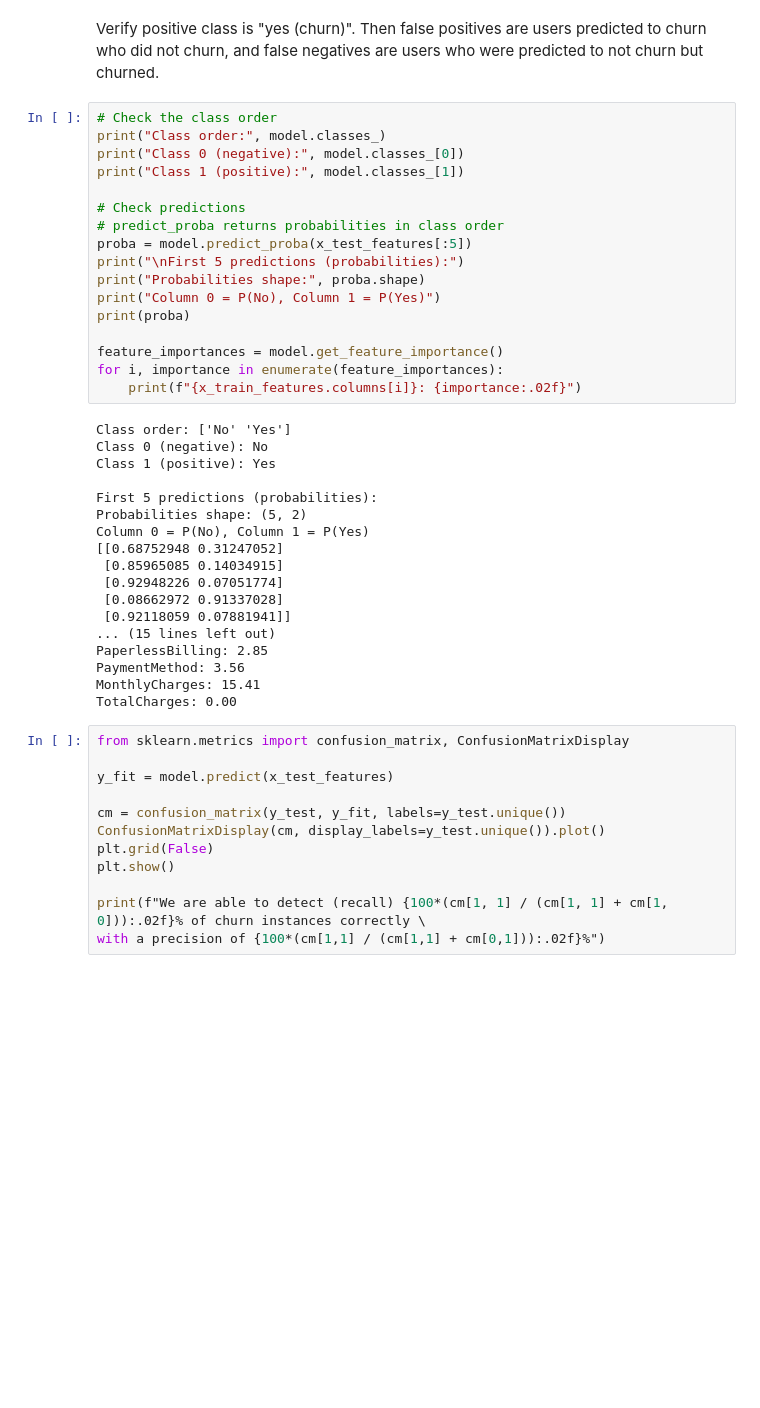
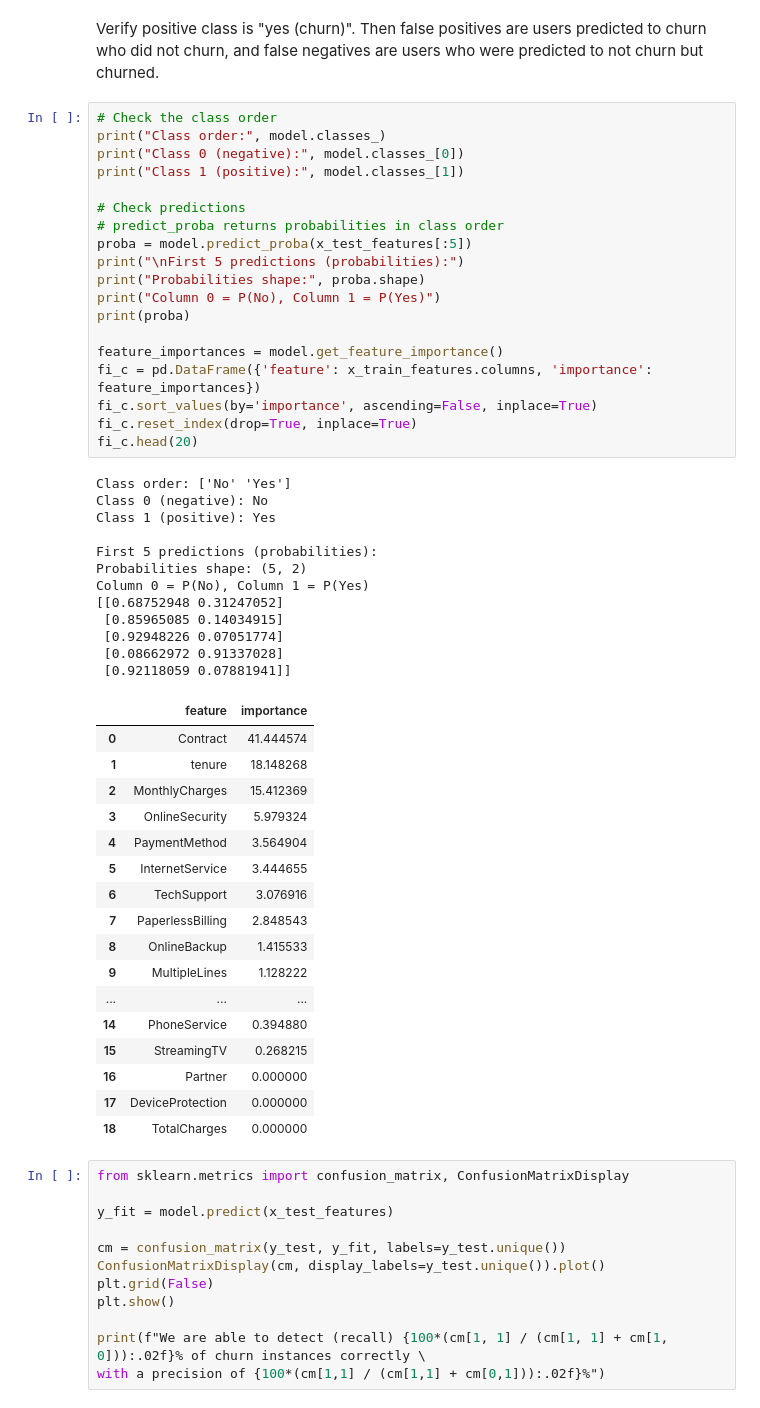
Before and after one commit to alexanderkrupinski/catboost-learning, a Jupyter notebook: python/catboost.ipynb, the cells around one changed output. Drawn from its saved outputs; the diff is of its cells as text; blank space fills up the shorter version.

Commit message:
feature importance sorted

```diff
--- a/python/catboost.ipynb
+++ b/python/catboost.ipynb
@@ -227,38 +227,52 @@ Verify positive class is "yes (churn)". Then false positives are users predicted
 # %%
 # Check the class order
 print("Class order:", model.classes_)
 print("Class 0 (negative):", model.classes_[0])
 print("Class 1 (positive):", model.classes_[1])
 
 # Check predictions
 # predict_proba returns probabilities in class order
 proba = model.predict_proba(x_test_features[:5])
 print("\nFirst 5 predictions (probabilities):")
 print("Probabilities shape:", proba.shape)
 print("Column 0 = P(No), Column 1 = P(Yes)")
 print(proba)
 
 feature_importances = model.get_feature_importance()
-for i, importance in enumerate(feature_importances):
-    print(f"{x_train_features.columns[i]}: {importance:.02f}")
+fi_c = pd.DataFrame({'feature': x_train_features.columns, 'importance': feature_importances})
+fi_c.sort_values(by='importance', ascending=False, inplace=True)
+fi_c.reset_index(drop=True, inplace=True)
+fi_c.head(20)
 # %% [output]
 Class order: ['No' 'Yes']
 Class 0 (negative): No
 Class 1 (positive): Yes
 
 First 5 predictions (probabilities):
 Probabilities shape: (5, 2)
 Column 0 = P(No), Column 1 = P(Yes)
 [[0.68752948 0.31247052]
  [0.85965085 0.14034915]
  [0.92948226 0.07051774]
  [0.08662972 0.91337028]
  [0.92118059 0.07881941]]
-... (15 lines left out)
-PaperlessBilling: 2.85
-PaymentMethod: 3.56
-MonthlyCharges: 15.41
-TotalCharges: 0.00
+|  | feature | importance |
+| 0 | Contract | 41.444574 |
+| 1 | tenure | 18.148268 |
+| 2 | MonthlyCharges | 15.412369 |
+| 3 | OnlineSecurity | 5.979324 |
+| 4 | PaymentMethod | 3.564904 |
+| 5 | InternetService | 3.444655 |
+| 6 | TechSupport | 3.076916 |
+| 7 | PaperlessBilling | 2.848543 |
+| 8 | OnlineBackup | 1.415533 |
+| 9 | MultipleLines | 1.128222 |
+| ... | ... | ... |
+| 14 | PhoneService | 0.394880 |
+| 15 | StreamingTV | 0.268215 |
+| 16 | Partner | 0.000000 |
+| 17 | DeviceProtection | 0.000000 |
+| 18 | TotalCharges | 0.000000 |
 # %%
 from sklearn.metrics import confusion_matrix, ConfusionMatrixDisplay
 
```
